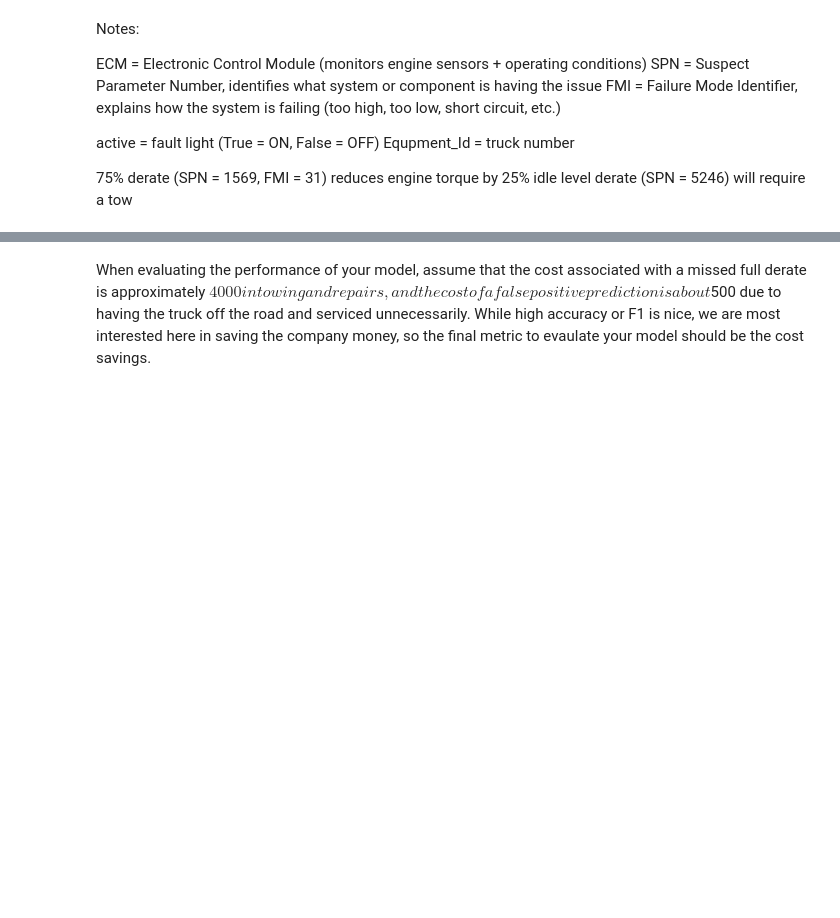
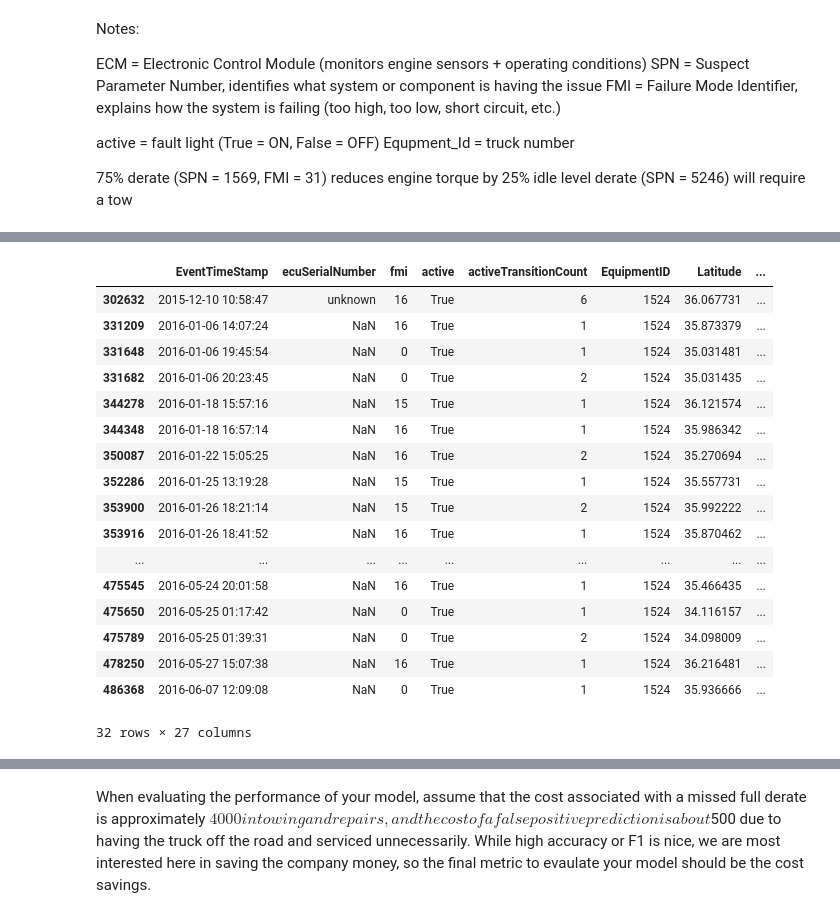
Before and after one commit to nss-data-science-cohort-8/big-g-smokey-and-the-bandits, a Jupyter notebook: notebooks/big-g_project.ipynb, the cells around one changed output, grey strips where cells are left out. Cells and saved outputs as stored; diff of their text form; code cells hidden in the pictures; blank space fills up the shorter version.

```diff
--- a/notebooks/big-g_project.ipynb
+++ b/notebooks/big-g_project.ipynb
@@ -97 +137,3 @@ full_df_ser = full_df[full_df['IsServiceStation'] == True]
+# %%
+full_df_notservice = full_df[full_df['nearStation'] == False]
 # %%
@@ -131,6 +161,17 @@ memory usage: 310.3+ MB
+# %%
+full_df_notservice = full_df_notservice.drop(columns = ['ESS_Id'
+                                , 'actionDescription'
+                                , 'ecuSoftwareVersion'
+#                                , 'ecuSerialNumber'
+                                , 'ecuModel'
+                                , 'ecuMake'
+                                , 'ecuSource'
+                                , 'faultValue'
+                                , 'MCTNumber'])
 # %%
-derates = full_df_noser[full_df_noser['spn'] == 5246]
-derates = derates.drop(columns = ['RecordID', 'eventDescription', 'spn', 'LocationTimeStamp', 'Latitude', 'Longitude',
-                                  'ServiceDistance', 'CruiseControlActive', 'CruiseControlSetSpeed', 'ParkingBrake', 'IsServiceStation'])
+derates = full_df_notservice[full_df_notservice['spn'] == 5246]
+derates = derates.drop(columns = ['RecordID', 'eventDescription', 'spn', 'LocationTimeStamp', #'Latitude', 'Longitude',
+                                  'AcceleratorPedal', 'CruiseControlActive', 'CruiseControlSetSpeed',
+                                  'ServiceDistance', 'CruiseControlActive', 'CruiseControlSetSpeed', 'ParkingBrake', 'nearStation'])
 derates = derates[derates['active'] == True]
-derates
+#derates[derates['fmi'] == True]
@@ -156,0 +178,2 @@ print(derates['EquipmentID'].nunique())
+# %%
+pre2019 = derates.loc[(derates['EventTimeStamp'] < '2019-01-01')]
@@ -156,0 +196,21 @@ print(derates['EquipmentID'].nunique())
+# %%
+pre2019[pre2019['EquipmentID'] == '1524']#.head(10)
+# %% [output]
+|  | EventTimeStamp | ecuSerialNumber | fmi | active | activeTransitionCount | EquipmentID | Latitude | ... |
+| 302632 | 2015-12-10 10:58:47 | unknown | 16 | True | 6 | 1524 | 36.067731 | ... |
+| 331209 | 2016-01-06 14:07:24 | NaN | 16 | True | 1 | 1524 | 35.873379 | ... |
+| 331648 | 2016-01-06 19:45:54 | NaN | 0 | True | 1 | 1524 | 35.031481 | ... |
+| 331682 | 2016-01-06 20:23:45 | NaN | 0 | True | 2 | 1524 | 35.031435 | ... |
+| 344278 | 2016-01-18 15:57:16 | NaN | 15 | True | 1 | 1524 | 36.121574 | ... |
+| 344348 | 2016-01-18 16:57:14 | NaN | 16 | True | 1 | 1524 | 35.986342 | ... |
+| 350087 | 2016-01-22 15:05:25 | NaN | 16 | True | 2 | 1524 | 35.270694 | ... |
+| 352286 | 2016-01-25 13:19:28 | NaN | 15 | True | 1 | 1524 | 35.557731 | ... |
+| 353900 | 2016-01-26 18:21:14 | NaN | 15 | True | 2 | 1524 | 35.992222 | ... |
+| 353916 | 2016-01-26 18:41:52 | NaN | 16 | True | 1 | 1524 | 35.870462 | ... |
+| ... | ... | ... | ... | ... | ... | ... | ... | ... |
+| 475545 | 2016-05-24 20:01:58 | NaN | 16 | True | 1 | 1524 | 35.466435 | ... |
+| 475650 | 2016-05-25 01:17:42 | NaN | 0 | True | 1 | 1524 | 34.116157 | ... |
+| 475789 | 2016-05-25 01:39:31 | NaN | 0 | True | 2 | 1524 | 34.098009 | ... |
+| 478250 | 2016-05-27 15:07:38 | NaN | 16 | True | 1 | 1524 | 36.216481 | ... |
+| 486368 | 2016-06-07 12:09:08 | NaN | 0 | True | 1 | 1524 | 35.936666 | ... |
+32 rows × 27 columns
```
Also changed, not shown: parts of 20 cells of this notebook, 1 other file.
